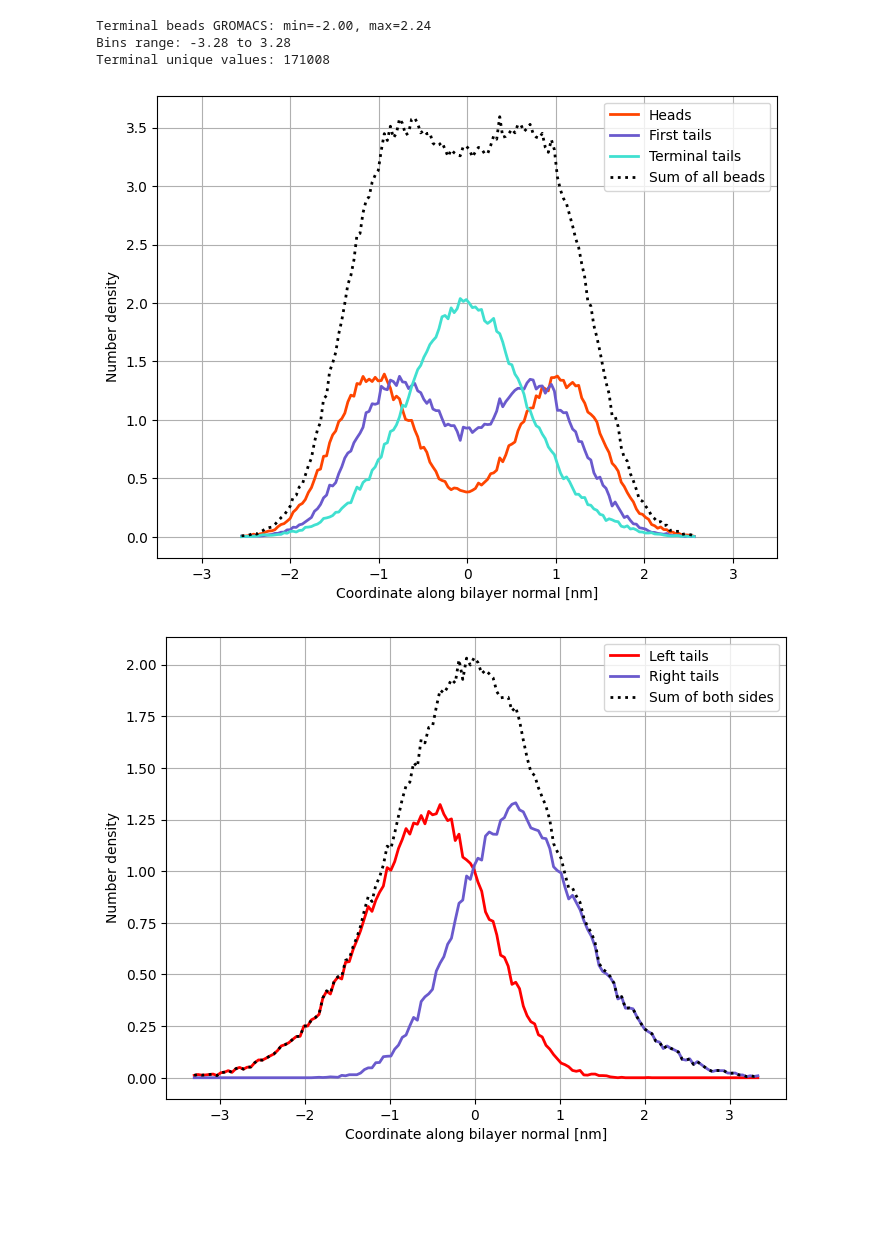
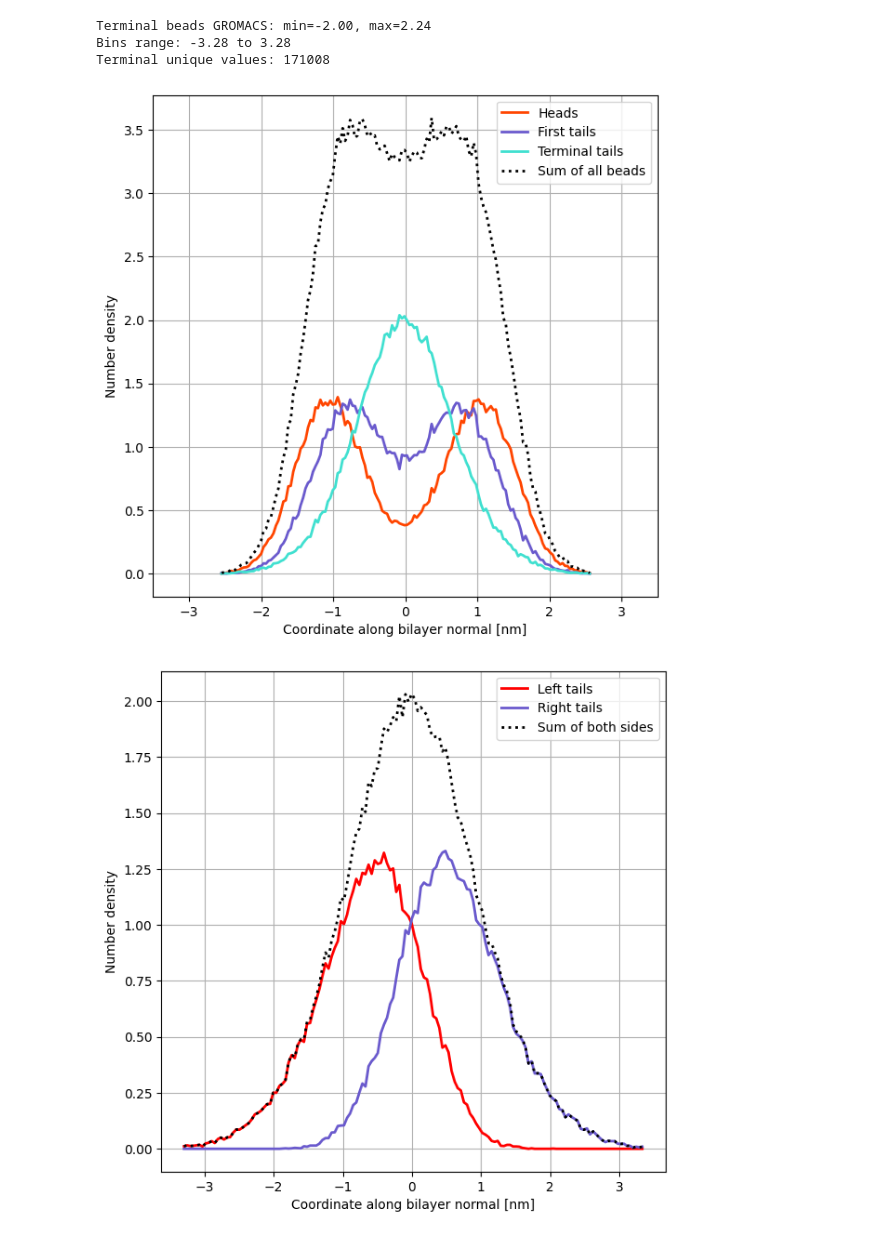
Before and after one commit to G-Scherer/dpd_simulation, a Jupyter notebook: lipid_self_assembly/analysis/analysis_T_1.ipynb, the cells around one changed output. Cells and saved outputs as stored; diff of their text form; code cells hidden in the pictures; blank space fills up the shorter version.

```diff
--- a/lipid_self_assembly/analysis/analysis_T_1.ipynb
+++ b/lipid_self_assembly/analysis/analysis_T_1.ipynb
@@ -393,32 +393,32 @@ Terminal beads GROMACS: min=-2.00, max=2.24
 Bins range: -3.28 to 3.28
 Terminal unique values: 171008
 # %%
-plt.figure(figsize=(8,6))
+plt.figure(figsize=(7,7))
 
 plt.plot(bin_centers*0.711, hist_heads, label='Heads', linewidth=2, color="orangered")
 plt.plot(bin_centers*0.711, hist_tails, label='First tails', linewidth=2, color="slateblue")
 plt.plot(bin_centers*0.711, hist_terminal, label='Terminal tails', linewidth=2, color="turquoise")
 plt.plot(bin_centers*0.711, hist_heads+hist_tails+hist_terminal, label="Sum of all beads", linewidth=2, linestyle="dotted", color="black")
 plt.xlabel("Coordinate along bilayer normal [nm]")
 plt.xlim((-3.5,3.5))
 plt.ylabel("Number density")
 
 plt.grid()
 plt.legend()
 plt.show()
 
-plt.figure(figsize=(8,6))
+plt.figure(figsize=(7,7))
 
 plt.plot(bin_centers_ovl,hist_left, label="Left tails", linewidth=2, color="red")
 plt.plot(bin_centers_ovl,hist_right, label="Right tails", linewidth=2, color="slateblue")
 plt.plot(bin_centers_ovl,hist_right+hist_left, label="Sum of both sides", linewidth=2, linestyle="dotted", color="black")
 plt.xlabel("Coordinate along bilayer normal [nm]")
 plt.ylabel("Number density")
 plt.grid()
 plt.legend()
 
 plt.show()
 # %% [output]
-[figure, old version]
+[figure, new version]
-[figure, old version]
+[figure, new version]
 # %%
```
Also changed, not shown: parts of 3 cells of this notebook, 21 other files.
